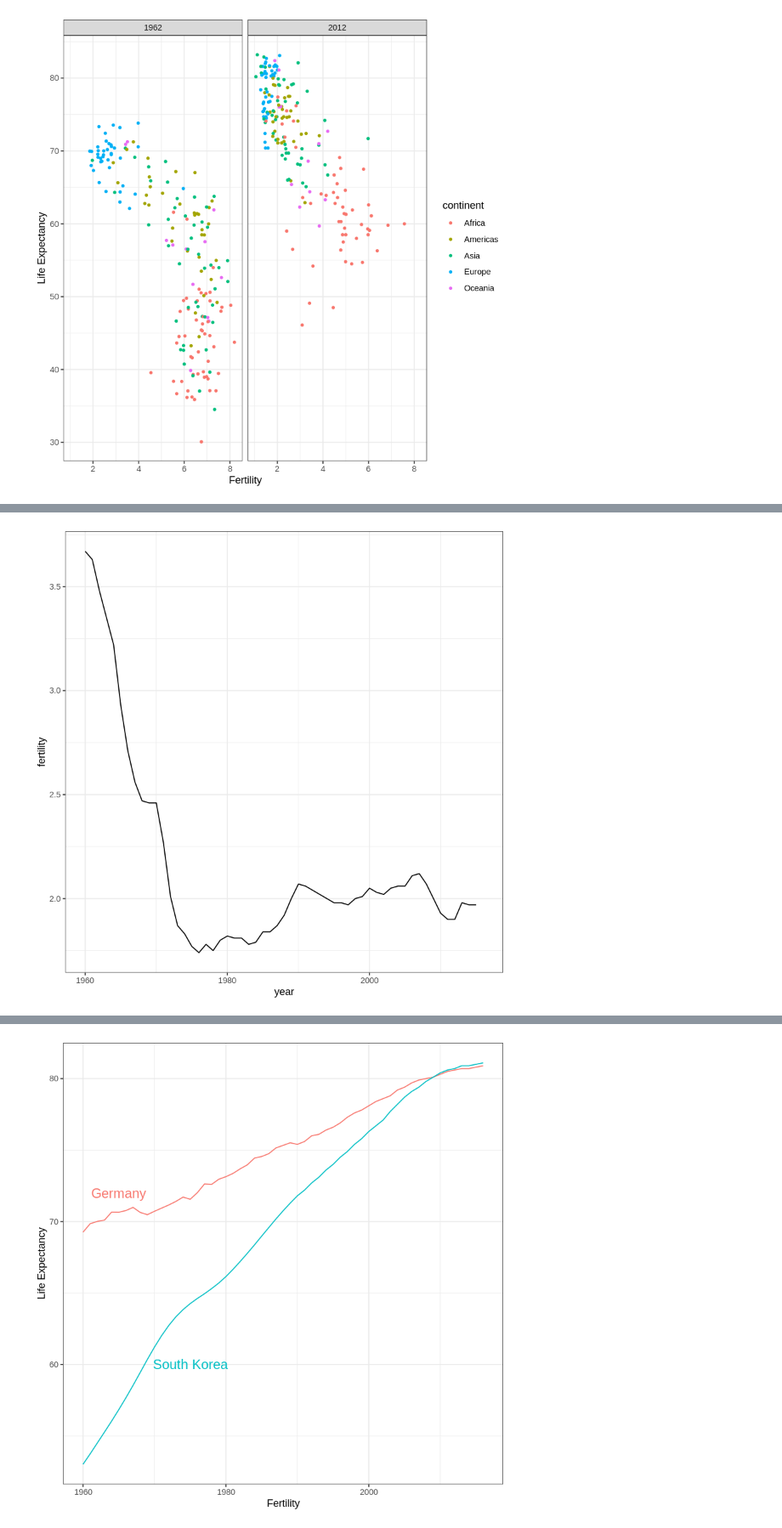
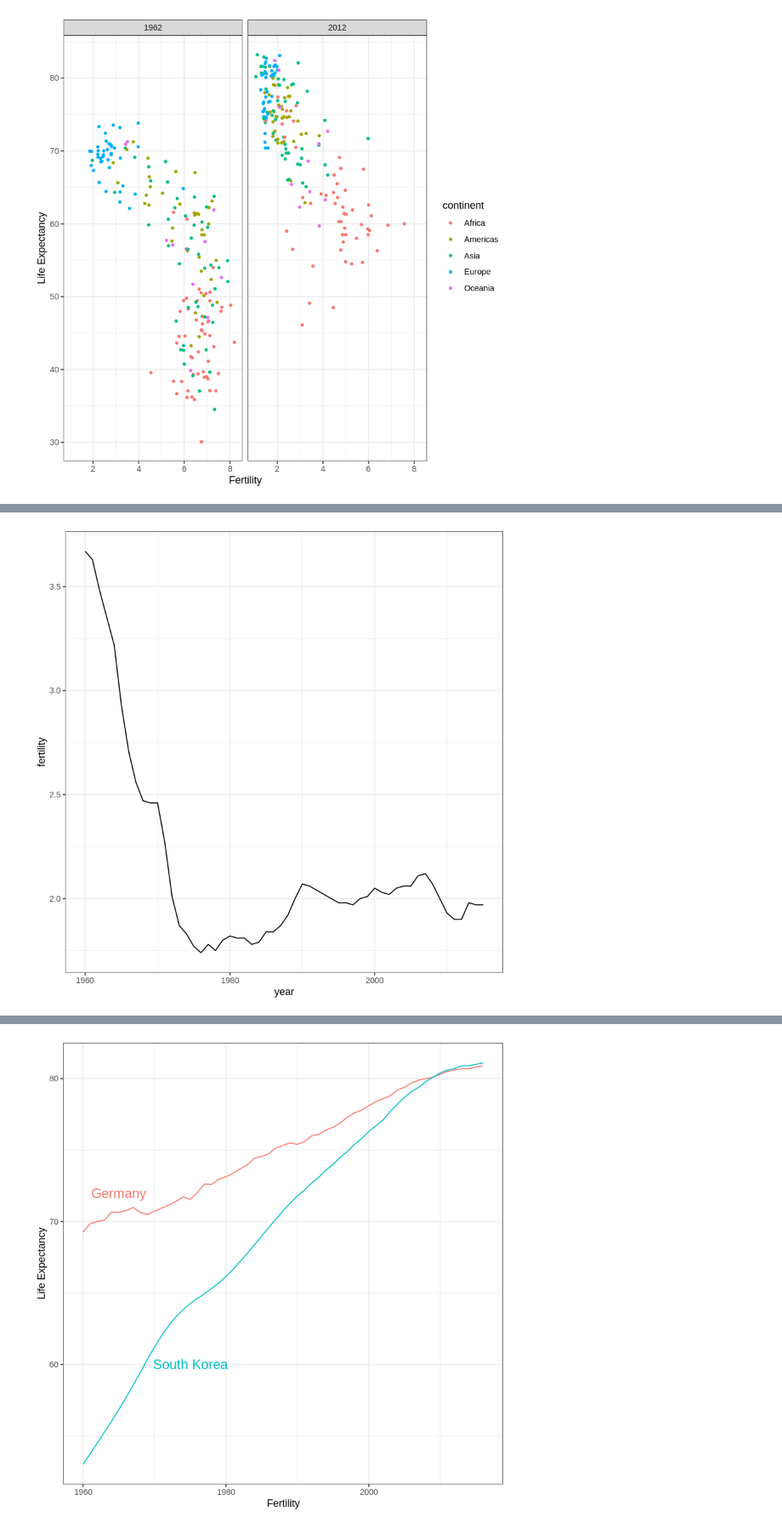
Before and after one commit to ashudva/Case_Studies, a Jupyter notebook: Gapminder/Gapminder.ipynb, the cells around one changed output, grey strips where cells are left out. Shown at 85% size. Drawn from its saved outputs; the diff is of its cells as text; code cells hidden in the pictures.

```diff
--- a/Gapminder/Gapminder.ipynb
+++ b/Gapminder/Gapminder.ipynb
@@ -36,3 +35,7 @@ Registered S3 method overwritten by 'rvest':
  $ gdp             : num  NA 1.38e+10 NA NA 1.08e+11 ...
  $ continent       : Factor w/ 5 levels "Africa","Americas",..: 4 1 1 2 2 3 2 5 4 3 ...
  $ region          : Factor w/ 22 levels "Australia and New Zealand",..: 19 11 10 2 15 21 2 1 22 21 ...
+# %%
+# Add gdp_cp var i.e. gdp per capita which represents wealth of a country
+gapminder <- gapminder %>% mutate(gdp_pc = gdp / population, dollars_per_day = gdp_pc/365)
+head(gapminder)
@@ -112,7 +121,7 @@ Warning message:
 # %%
 # line plot of US fertility by year
 gapminder %>%
-    filter(country == "United States") %>%
+    filter(country == "United States", !is.na(fertility)) %>%
     ggplot(aes(year, fertility)) +
     geom_line()
 # %% [output]
@@ -121,2 +128,2 @@ Warning message:
-[figure, old version]
+[figure, new version]
 # %%
```
Also changed, not shown: parts of 10 cells of this notebook.
